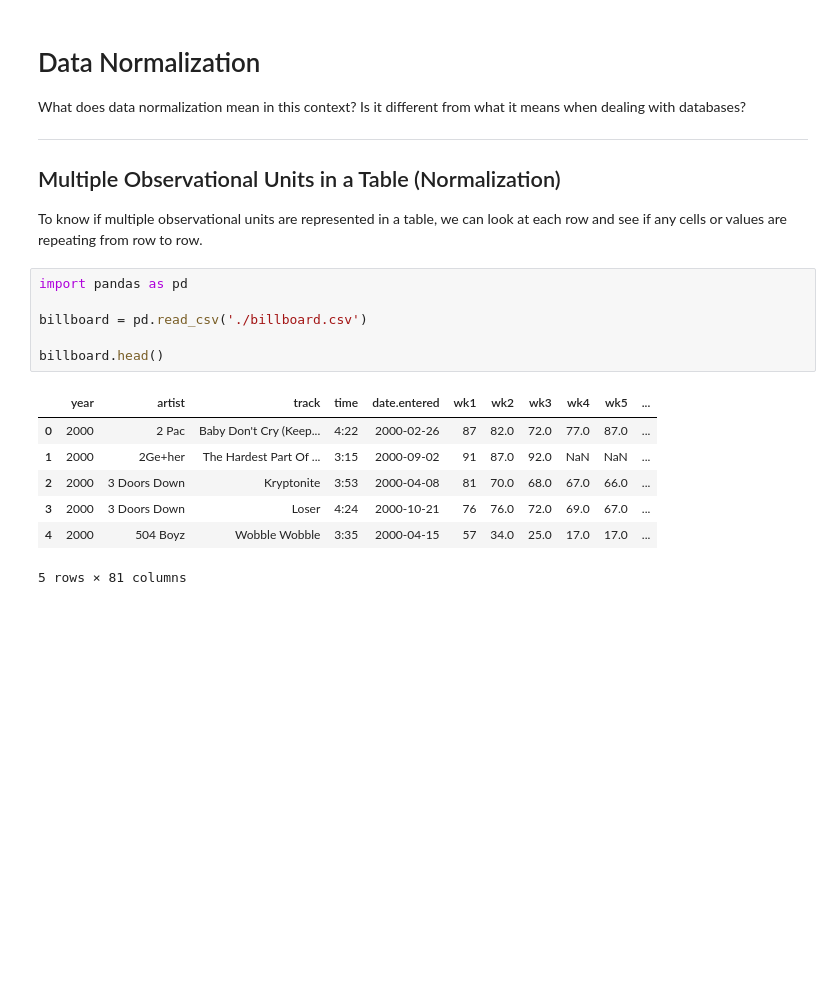
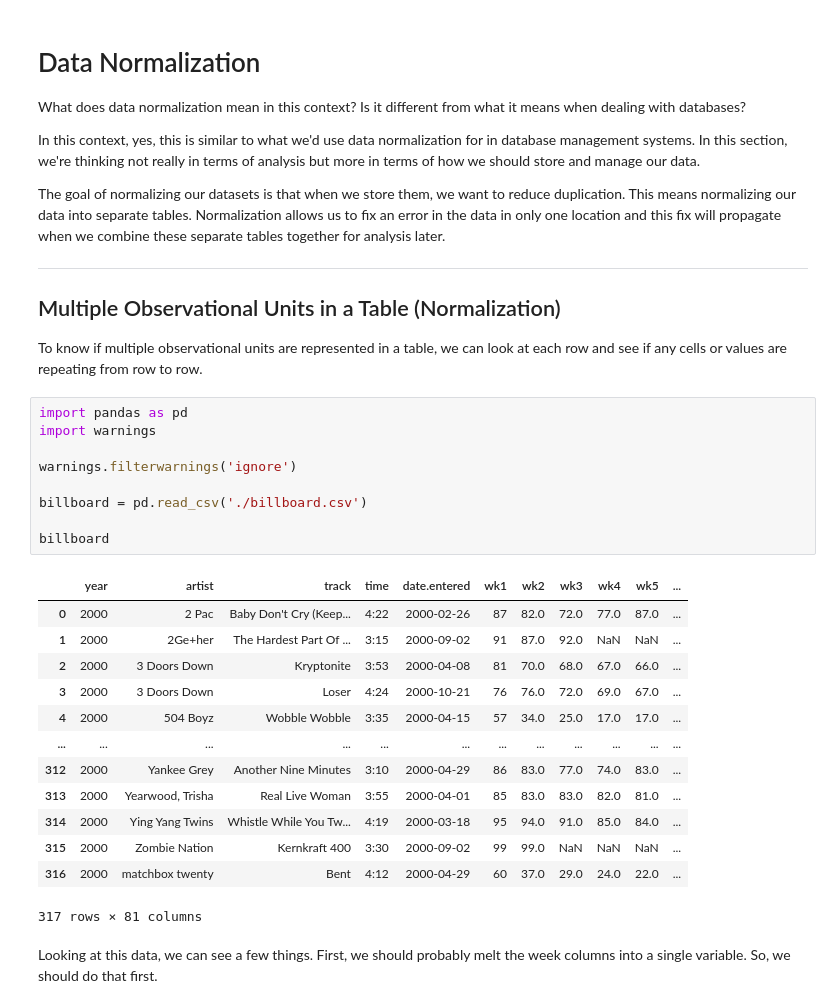
Before and after one commit to devereaweaver/Pandas, a Jupyter notebook: data_processing/data_normalization/data_normalization.ipynb, the cells around one changed output. Drawn from its saved outputs; the diff is of its cells as text; blank space fills up the shorter version.

Commit message:
Reviewed the data normalization for normalizing our data for storage

```diff
--- a/data_processing/data_normalization/data_normalization.ipynb
+++ b/data_processing/data_normalization/data_normalization.ipynb
@@ -2,6 +2,14 @@
 # Data Normalization
 
 What does data normalization mean in this context? Is it different from what it means when dealing with databases?
+
+In this context, yes, this is similar to what we'd use data normalization for in database management systems.
+In this section, we're thinking not really in terms of analysis but more in terms of how we should store and manage our data.
+
+The goal of normalizing our datasets is that when we store them, we want to reduce duplication.
+This means normalizing our data into separate tables.
+Normalization allows us to fix an error in the data in only one location and this fix will propagate
+when we combine these separate tables together for analysis later.
 
 ---
 
@@ -11,16 +19,29 @@ To know if multiple observational units are represented in a table, we can look
 row to row.
 # %%
 import pandas as pd
+import warnings
+
+warnings.filterwarnings('ignore')
 
 billboard = pd.read_csv('./billboard.csv')
 
-billboard.head()
+billboard
 # %% [output]
 |  | year | artist | track | time | date.entered | wk1 | wk2 | wk3 | wk4 | wk5 | ... |
 | 0 | 2000 | 2 Pac | Baby Don't Cry (Keep... | 4:22 | 2000-02-26 | 87 | 82.0 | 72.0 | 77.0 | 87.0 | ... |
 | 1 | 2000 | 2Ge+her | The Hardest Part Of ... | 3:15 | 2000-09-02 | 91 | 87.0 | 92.0 | NaN | NaN | ... |
 | 2 | 2000 | 3 Doors Down | Kryptonite | 3:53 | 2000-04-08 | 81 | 70.0 | 68.0 | 67.0 | 66.0 | ... |
 | 3 | 2000 | 3 Doors Down | Loser | 4:24 | 2000-10-21 | 76 | 76.0 | 72.0 | 69.0 | 67.0 | ... |
 | 4 | 2000 | 504 Boyz | Wobble Wobble | 3:35 | 2000-04-15 | 57 | 34.0 | 25.0 | 17.0 | 17.0 | ... |
+| ... | ... | ... | ... | ... | ... | ... | ... | ... | ... | ... | ... |
+| 312 | 2000 | Yankee Grey | Another Nine Minutes | 3:10 | 2000-04-29 | 86 | 83.0 | 77.0 | 74.0 | 83.0 | ... |
+| 313 | 2000 | Yearwood, Trisha | Real Live Woman | 3:55 | 2000-04-01 | 85 | 83.0 | 83.0 | 82.0 | 81.0 | ... |
+| 314 | 2000 | Ying Yang Twins | Whistle While You Tw... | 4:19 | 2000-03-18 | 95 | 94.0 | 91.0 | 85.0 | 84.0 | ... |
+| 315 | 2000 | Zombie Nation | Kernkraft 400 | 3:30 | 2000-09-02 | 99 | 99.0 | NaN | NaN | NaN | ... |
+| 316 | 2000 | matchbox twenty | Bent | 4:12 | 2000-04-29 | 60 | 37.0 | 29.0 | 24.0 | 22.0 | ... |
-5 rows × 81 columns
+317 rows × 81 columns
+# %% [markdown]
+Looking at this data, we can see a few things.
+First, we should probably melt the week columns into a single variable.
+So, we should do that first.
 # %%
```
Also changed, not shown: parts of 20 cells of this notebook.
